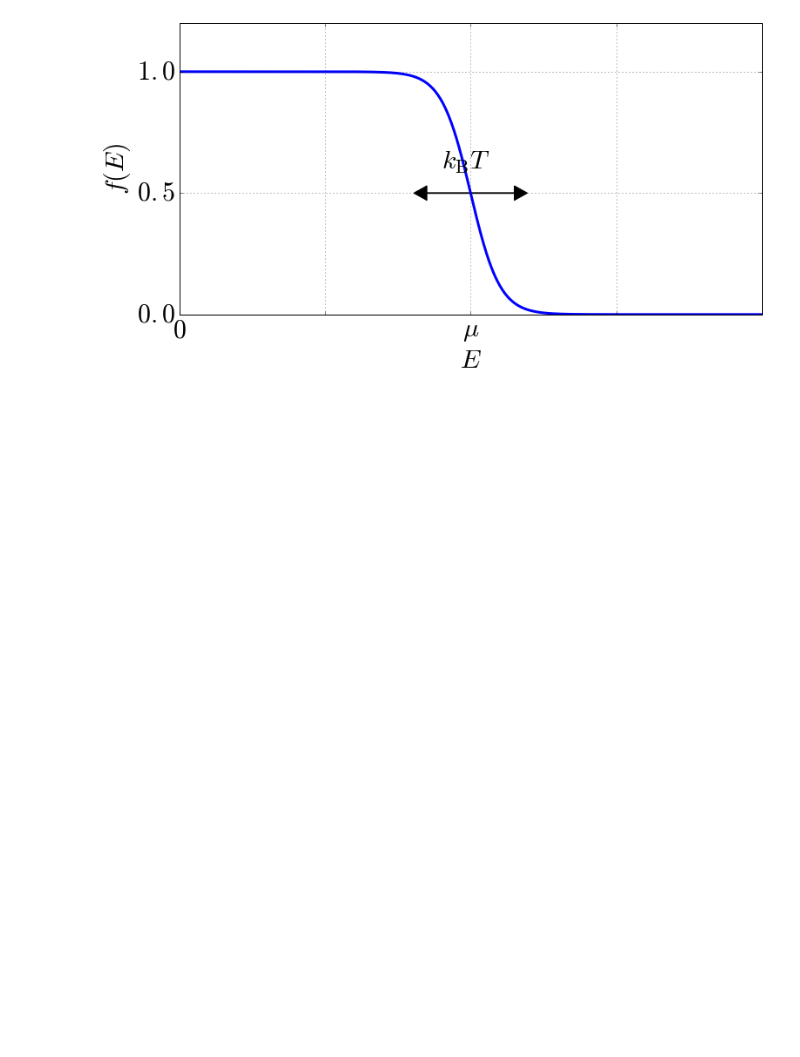
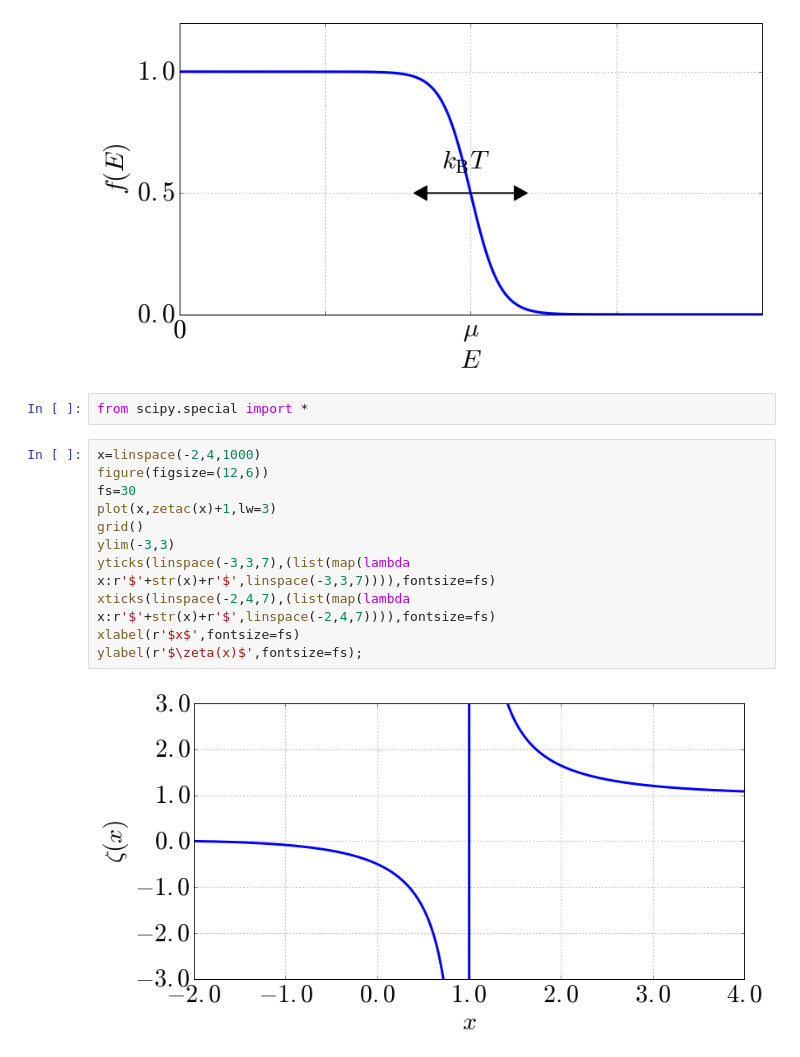
Before and after one commit to oroszl/statfiz-gyak, a Jupyter notebook: Fig/06-Kantumgazok.ipynb, the cells around one changed output. Drawn from its saved outputs; the diff is of its cells as text; blank space fills up the shorter version.

```diff
--- a/Fig/06-Kantumgazok.ipynb
+++ b/Fig/06-Kantumgazok.ipynb
@@ -19,3 +19,18 @@ arrow(2,0.5,-3/10,0,**aprop)
 text(1.8,0.6,r'$k_\mathrm{B}T$',fontsize=fs);
 # %% [output]
 [figure]
+# %%
+from scipy.special import *
+# %%
+x=linspace(-2,4,1000)
+figure(figsize=(12,6))
+fs=30
+plot(x,zetac(x)+1,lw=3)
+grid()
+ylim(-3,3)
+yticks(linspace(-3,3,7),(list(map(lambda x:r'$'+str(x)+r'$',linspace(-3,3,7)))),fontsize=fs)
+xticks(linspace(-2,4,7),(list(map(lambda x:r'$'+str(x)+r'$',linspace(-2,4,7)))),fontsize=fs)
+xlabel(r'$x$',fontsize=fs)
+ylabel(r'$\zeta(x)$',fontsize=fs);
+# %% [output]
+[figure, added]
```
Also changed, not shown: 5 other files.
